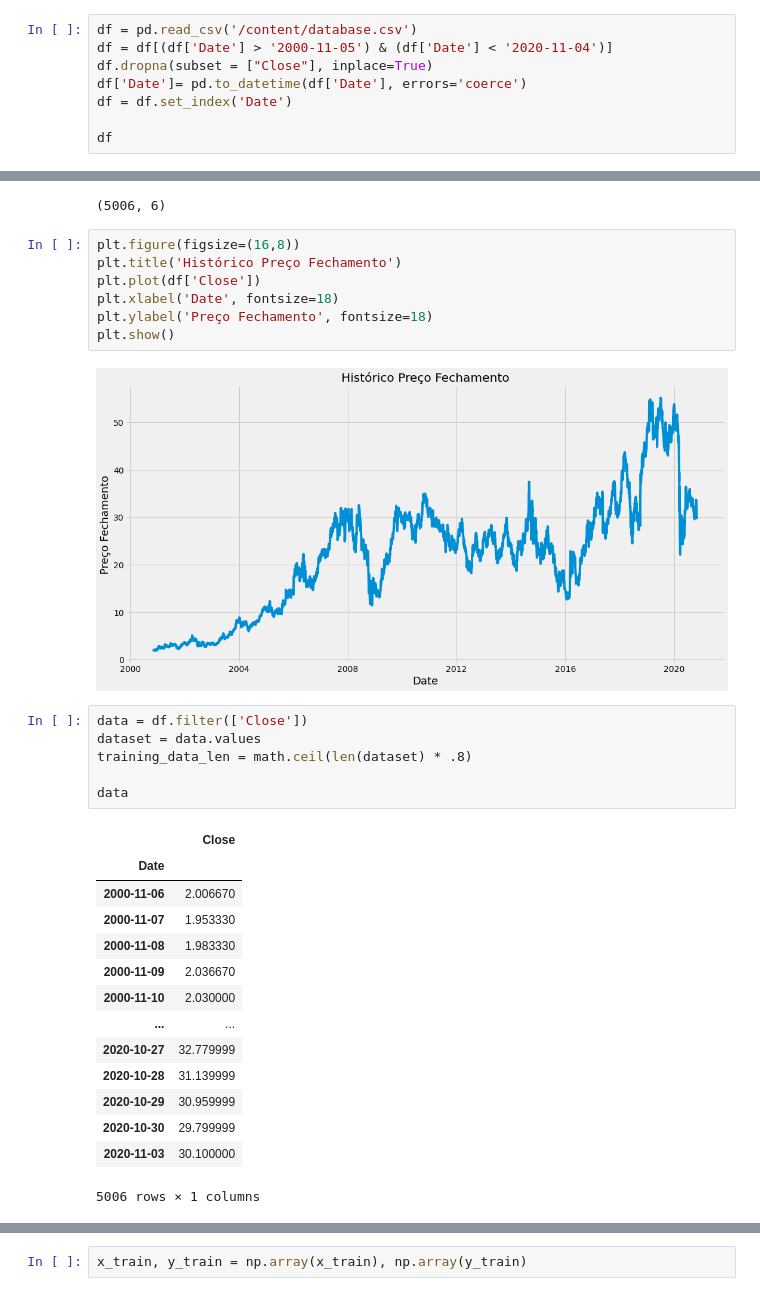
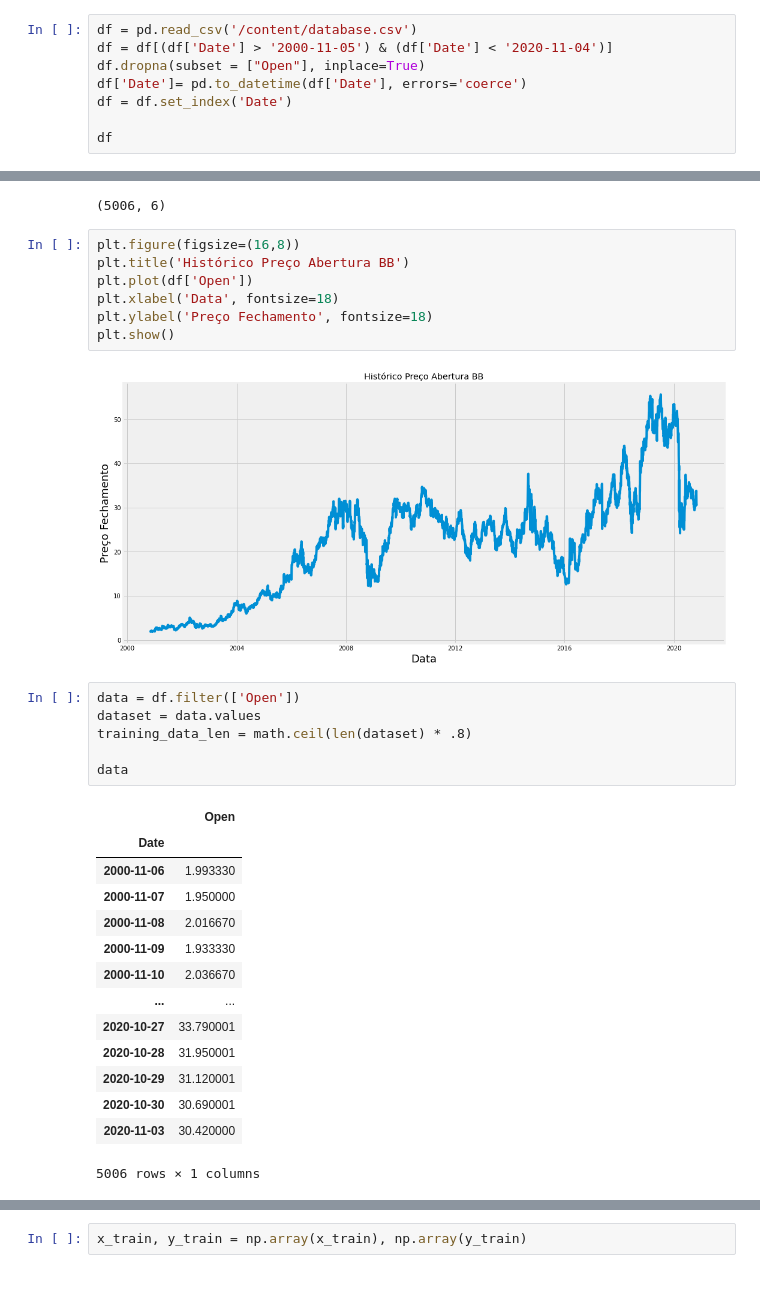
Before and after one commit to RafaelCRC/Stock-Price-Prediction, a Jupyter notebook: Untitled0.ipynb, the cells around one changed output, grey strips where cells are left out. Drawn from its saved outputs; the diff is of its cells as text.

```diff
--- a/Untitled0.ipynb
+++ b/Untitled0.ipynb
@@ -16,7 +16,7 @@ plt.style.use('fivethirtyeight')
 # %%
 df = pd.read_csv('/content/database.csv')
 df = df[(df['Date'] > '2000-11-05') & (df['Date'] < '2020-11-04')]
-df.dropna(subset = ["Close"], inplace=True)
+df.dropna(subset = ["Open"], inplace=True)
 df['Date']= pd.to_datetime(df['Date'], errors='coerce')
 df = df.set_index('Date')
 
@@ -42,33 +42,33 @@ df.shape
 (5006, 6)
 # %%
 plt.figure(figsize=(16,8))
-plt.title('Histórico Preço Fechamento')
-plt.plot(df['Close'])
-plt.xlabel('Date', fontsize=18)
+plt.title('Histórico Preço Abertura BB')
+plt.plot(df['Open'])
+plt.xlabel('Data', fontsize=18)
 plt.ylabel('Preço Fechamento', fontsize=18)
 plt.show()
 # %% [output]
-[figure, old version]
+[figure, new version]
 # %%
-data = df.filter(['Close'])
+data = df.filter(['Open'])
 dataset = data.values
 training_data_len = math.ceil(len(dataset) * .8)
 
 data
 # %% [output]
-|  | Close |
+|  | Open |
 | Date |  |
-| 2000-11-06 | 2.006670 |
-| 2000-11-07 | 1.953330 |
-| 2000-11-08 | 1.983330 |
-| 2000-11-09 | 2.036670 |
-| 2000-11-10 | 2.030000 |
+| 2000-11-06 | 1.993330 |
+| 2000-11-07 | 1.950000 |
+| 2000-11-08 | 2.016670 |
+| 2000-11-09 | 1.933330 |
+| 2000-11-10 | 2.036670 |
 | ... | ... |
-| 2020-10-27 | 32.779999 |
-| 2020-10-28 | 31.139999 |
-| 2020-10-29 | 30.959999 |
-| 2020-10-30 | 29.799999 |
-| 2020-11-03 | 30.100000 |
+| 2020-10-27 | 33.790001 |
+| 2020-10-28 | 31.950001 |
+| 2020-10-29 | 31.120001 |
+| 2020-10-30 | 30.690001 |
+| 2020-11-03 | 30.420000 |
 5006 rows × 1 columns
 # %%
 scaler = MinMaxScaler(feature_range=(0,1))
```
Also changed, not shown: parts of 16 cells of this notebook.
